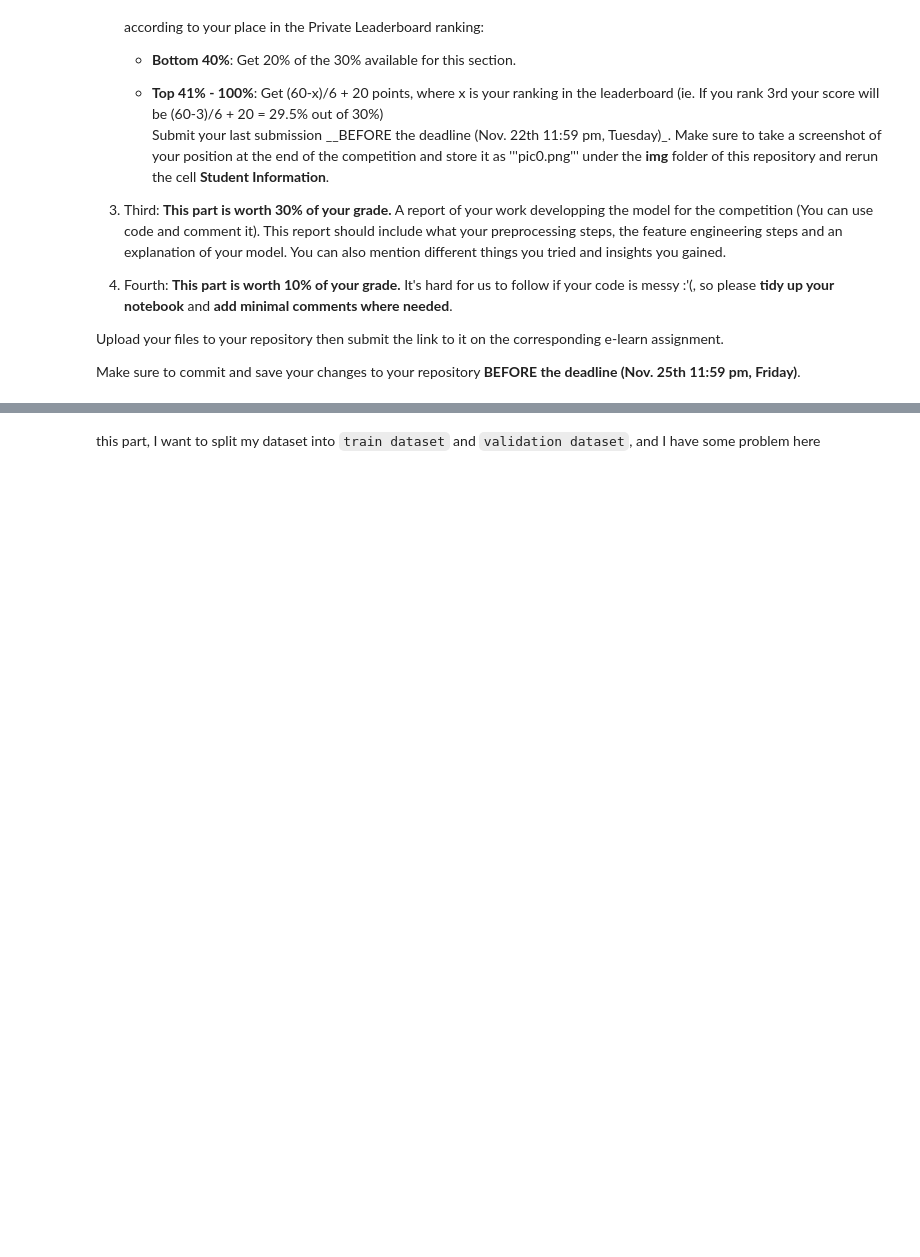
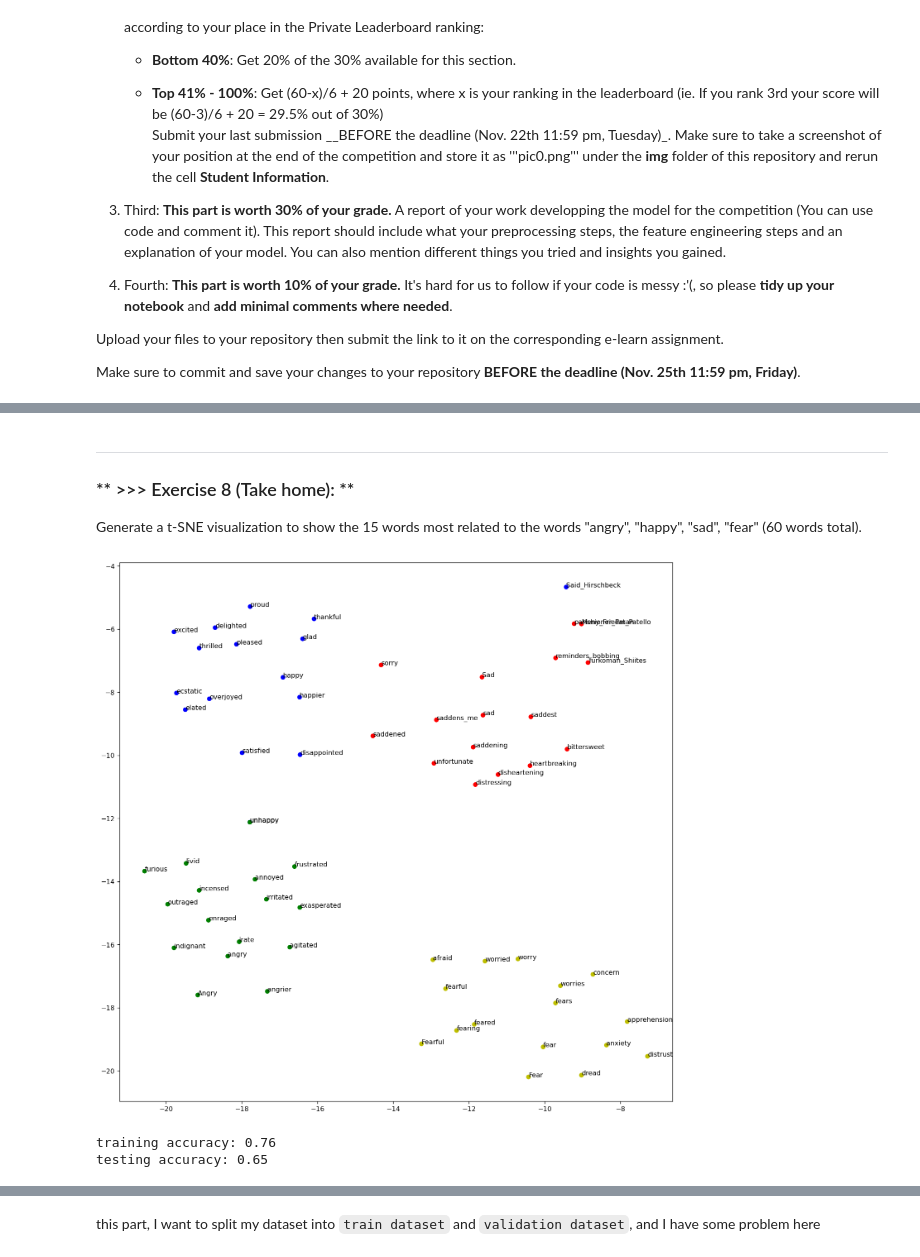
Before and after one commit to ShahonG/2022DM-Lab2, a Jupyter notebook: DM2021-Lab2-Homework.ipynb, the cells around one changed output, grey strips where cells are left out. Drawn from its saved outputs; the diff is of its cells as text; code cells hidden in the pictures; blank space fills up the shorter version.

```diff
--- a/DM2021-Lab2-Homework.ipynb
+++ b/DM2021-Lab2-Homework.ipynb
@@ -37,0 +155,73 @@ Make sure to commit and save your changes to your repository __BEFORE the deadli
+# %% [markdown]
+---
+### ** >>> Exercise 8 (Take home): **
+
+Generate a t-SNE visualization to show the 15 words most related to the words "angry", "happy", "sad", "fear" (60 words total).
+# %%
+# Answer here
+word_list = ['happy', 'angry', 'data', 'mining']
+
+topn = 15
+# most relation words of key word
+happy_words = ['happy'] + [word_ for word_, sim_ in w2v_google_model.most_similar('happy', topn=topn)]
+angry_words = ['angry'] + [word_ for word_, sim_ in w2v_google_model.most_similar('angry', topn=topn)]
+sad_words = ['sad'] + [word_ for word_, sim_ in w2v_google_model.most_similar('sad', topn=topn)]
+fear_words = ['fear'] + [word_ for word_, sim_ in w2v_google_model.most_similar('fear', topn=topn)]
+
+cn = topn + 1
+color = ['b'] * cn + ['g'] * cn + ['r'] * cn + ['y'] * cn
+
+import matplotlib.pyplot as plt
+from sklearn.manifold import TSNE
+
+target_words = happy_words + angry_words + sad_words + fear_words
+## w2v model
+model = w2v_google_model
+
+## prepare training word vectors
+size = 200
+target_size = len(target_words)
+all_word = list(model.index_to_key)
+word_train = target_words + all_word[:size]
+X_train = model[word_train]
+
+## t-SNE model
+tsne = TSNE(n_components=2, metric='cosine', random_state=28)
+
+## training
+X_tsne = tsne.fit_transform(X_train)
+
+## plot the result
+plt.figure(figsize=(15, 15), dpi=115)
+plt.scatter(X_tsne[:target_size, 0], X_tsne[:target_size, 1], c=color)
+for label, x, y in zip(target_words, X_tsne[:target_size, 0], X_tsne[:target_size, 1]):
+    plt.annotate(label, xy=(x,y), xytext=(0,0),  textcoords='offset points')
+plt.show()
+# %% [output]
+[figure, added]
+# %%
+# Answer here
+from sklearn.naive_bayes import GaussianNB
+
+# DecisionTreeClassifier can accept sparse matrix as input, but naive_bayes can't
+# so transfor to ndarray first
+X_NB_train = BOW_500.transform(train_df.text).toarray()
+y_NB_train = train_df['emotion']
+
+X_NB_test = BOW_500.transform(test_df.text).toarray()
+y_NB_test = test_df['emotion']
+
+NB_model = GaussianNB()
+NB_model = NB_model.fit(X_NB_train, y_NB_train)
+
+y_NB_train_pred = NB_model.predict(X_NB_train) # compare result with y_NB_train
+y_NB_test_pred = NB_model.predict(X_NB_test)   # compare result with y_NB_test
+
+acc_NB_train = accuracy_score(y_true=y_NB_train, y_pred=y_NB_train_pred)
+acc_NB_test = accuracy_score(y_true=y_NB_test, y_pred=y_NB_test_pred)
+
+print('training accuracy: {}'.format(round(acc_NB_train, 2)))
+print('testing accuracy: {}'.format(round(acc_NB_test, 2)))
+# %% [output]
+training accuracy: 0.76
+testing accuracy: 0.65
```
Also changed, not shown: parts of 51 cells of this notebook.
